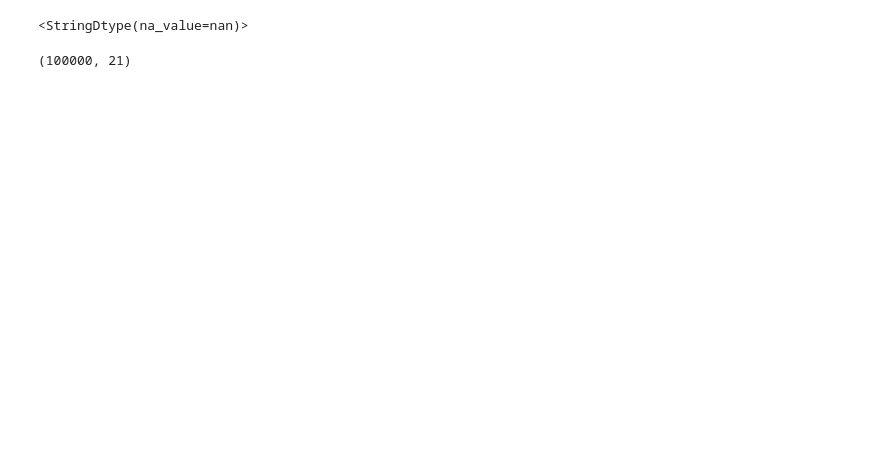
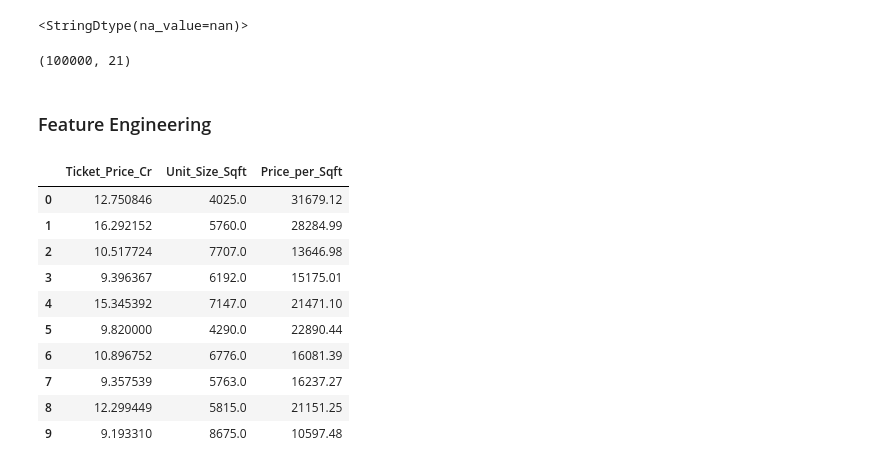
Before and after one commit to deva392000/Luxury-Housing-Sales-Analysis-Bengaluru, a Jupyter notebook: Luxury_Housing_Bangalore.ipynb, the cells around one changed output. Cells and saved outputs as stored; diff of their text form; code cells hidden in the pictures; blank space fills up the shorter version.

```diff
--- a/Luxury_Housing_Bangalore.ipynb
+++ b/Luxury_Housing_Bangalore.ipynb
@@ -132,7 +121,5 @@ df["Micro_Market"] = df["Micro_Market"].str.title()
 df["Configuration"] = (
     df["Configuration"]
     .str.replace(" ", "", regex=False)
-    .str.replace("BHK"," BHK")
-    .str.lower()
     .str.upper()
 )
@@ -156,7 +136,13 @@ df["NRI_Buyer"] = df["NRI_Buyer"].str.title()
 # %%
 df["Ticket_Price_Cr"] = (
     df["Ticket_Price_Cr"]
+    .astype(str)
     .str.replace("₹", "", regex=False)
     .str.replace("Cr", "", regex=False)
     .str.strip()
 )
+
+df["Ticket_Price_Cr"] = pd.to_numeric(
+    df["Ticket_Price_Cr"],
+    errors="coerce"
+)
@@ -172,3 +163,5 @@ np.int64(9913)
+# %%
+df.loc[df["Ticket_Price_Cr"] <= 0, "Ticket_Price_Cr"] = np.nan
 # %%
 #filling null values in Ticket_Price_Cr column with mean value of the column
 df["Ticket_Price_Cr"].median()
@@ -209,3 +202,28 @@ df["Quarter_Label"] = (
 df.shape
 # %% [output]
 (100000, 21)
+# %% [markdown]
+### Feature Engineering
+# %%
+##Price_per_Sqft
+df["Price_per_Sqft"] = (
+    (df["Ticket_Price_Cr"] * 10000000) / df["Unit_Size_Sqft"]
+).round(2)
+# %%
+df[[
+    "Ticket_Price_Cr",
+    "Unit_Size_Sqft",
+    "Price_per_Sqft"
+]].head(10)
+# %% [output]
+|  | Ticket_Price_Cr | Unit_Size_Sqft | Price_per_Sqft |
+| 0 | 12.750846 | 4025.0 | 31679.12 |
+| 1 | 16.292152 | 5760.0 | 28284.99 |
+| 2 | 10.517724 | 7707.0 | 13646.98 |
+| 3 | 9.396367 | 6192.0 | 15175.01 |
+| 4 | 15.345392 | 7147.0 | 21471.10 |
+| 5 | 9.820000 | 4290.0 | 22890.44 |
+| 6 | 10.896752 | 6776.0 | 16081.39 |
+| 7 | 9.357539 | 5763.0 | 16237.27 |
+| 8 | 12.299449 | 5815.0 | 21151.25 |
+| 9 | 9.193310 | 8675.0 | 10597.48 |
```
Also changed, not shown: parts of 18 cells of this notebook.
